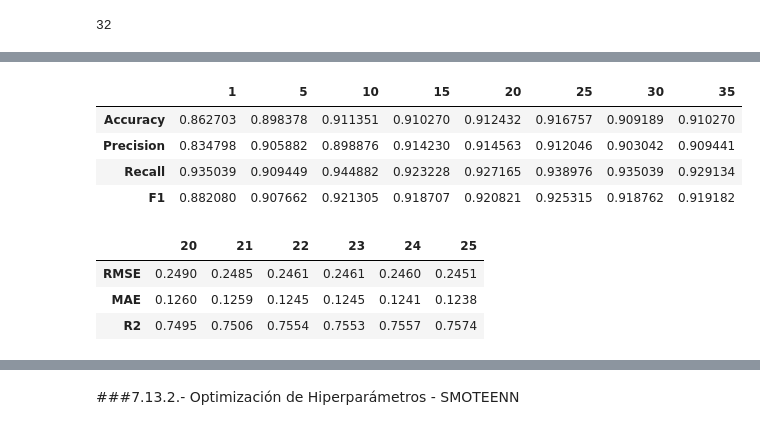
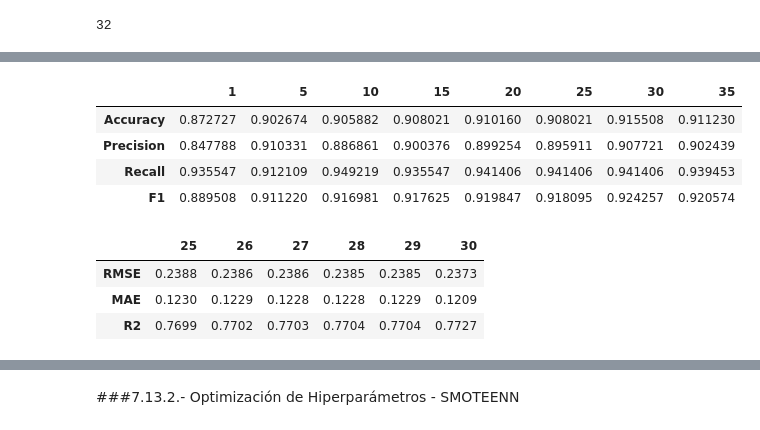
Before and after one commit to Antonio-B85/challenge-Parte-2--TelecomX, a Jupyter notebook: TelecomX_Parte2_Bosques_Aleatorios.ipynb, the cells around one changed output, grey strips where cells are left out. Drawn from its saved outputs; the diff is of its cells as text; code cells hidden in the pictures.

```diff
--- a/TelecomX_Parte2_Bosques_Aleatorios.ipynb
+++ b/TelecomX_Parte2_Bosques_Aleatorios.ipynb
@@ -1150,7 +1157,7 @@ resultados
 # %%
 resultados = pd.DataFrame(index=['RMSE', 'MAE', 'R2'])
 model_features = RandomForestRegressor(max_depth=5, random_state=42)
-ct_features = range(10, 16)
+ct_features = range(5, 11)
 
 for i in ct_features:
  selected_features = features_importances['Features'].values[:i]
@@ -1170,5 +1177,5 @@ resultados
 # %%
-selected_features = features_importances['Features'].values[:13]
+selected_features = features_importances['Features'].values[:10]
 X_selected_features = X[selected_features]
 X_selected_features.head()
 # %% [output]
@@ -1386,7 +1389,7 @@ resultados
 # %%
 resultados = pd.DataFrame(index=['RMSE', 'MAE', 'R2'])
 model_features = RandomForestRegressor(max_depth=5, random_state=42)
-ct_features = range(1, 6)
+ct_features = range(5, 11)
 
 for i in ct_features:
  selected_features = features_importances['Features'].values[:i]
@@ -1406,5 +1409,5 @@ resultados
 # %%
-selected_features = features_importances['Features'].values[:4]
+selected_features = features_importances['Features'].values[:7]
 X_selected_features = X[selected_features]
 X_selected_features.head()
 # %% [output]
@@ -1585,28 +1593,28 @@ for i in ct_features:
 resultados
 # %% [output]
 |  | 1 | 5 | 10 | 15 | 20 | 25 | 30 | 35 |
-| Accuracy | 0.862703 | 0.898378 | 0.911351 | 0.910270 | 0.912432 | 0.916757 | 0.909189 | 0.910270 |
-| Precision | 0.834798 | 0.905882 | 0.898876 | 0.914230 | 0.914563 | 0.912046 | 0.903042 | 0.909441 |
-| Recall | 0.935039 | 0.909449 | 0.944882 | 0.923228 | 0.927165 | 0.938976 | 0.935039 | 0.929134 |
-| F1 | 0.882080 | 0.907662 | 0.921305 | 0.918707 | 0.920821 | 0.925315 | 0.918762 | 0.919182 |
+| Accuracy | 0.872727 | 0.902674 | 0.905882 | 0.908021 | 0.910160 | 0.908021 | 0.915508 | 0.911230 |
+| Precision | 0.847788 | 0.910331 | 0.886861 | 0.900376 | 0.899254 | 0.895911 | 0.907721 | 0.902439 |
+| Recall | 0.935547 | 0.912109 | 0.949219 | 0.935547 | 0.941406 | 0.941406 | 0.941406 | 0.939453 |
+| F1 | 0.889508 | 0.911220 | 0.916981 | 0.917625 | 0.919847 | 0.918095 | 0.924257 | 0.920574 |
 # %%
 resultados = pd.DataFrame(index=['RMSE', 'MAE', 'R2'])
 model_features = RandomForestRegressor(max_depth=5, random_state=42)
-ct_features = range(20, 26)
+ct_features = range(25, 31)
 
 for i in ct_features:
  selected_features = features_importances['Features'].values[:i]
  X_train_sel = X_train[selected_features]
  X_test_sel = X_test[selected_features]
  model_features.fit(X_train_sel, y_train)
  y_pred = model_features.predict(X_test_sel)
  metricas = calcular_regresion(y_test, y_pred)
  resultados[i] = list(metricas.values())
 
 resultados
 # %% [output]
-|  | 20 | 21 | 22 | 23 | 24 | 25 |
-| RMSE | 0.2490 | 0.2485 | 0.2461 | 0.2461 | 0.2460 | 0.2451 |
-| MAE | 0.1260 | 0.1259 | 0.1245 | 0.1245 | 0.1241 | 0.1238 |
-| R2 | 0.7495 | 0.7506 | 0.7554 | 0.7553 | 0.7557 | 0.7574 |
+|  | 25 | 26 | 27 | 28 | 29 | 30 |
+| RMSE | 0.2388 | 0.2386 | 0.2386 | 0.2385 | 0.2385 | 0.2373 |
+| MAE | 0.1230 | 0.1229 | 0.1228 | 0.1228 | 0.1229 | 0.1209 |
+| R2 | 0.7699 | 0.7702 | 0.7703 | 0.7704 | 0.7704 | 0.7727 |
 # %%
```
Also changed, not shown: parts of 52 cells of this notebook.
